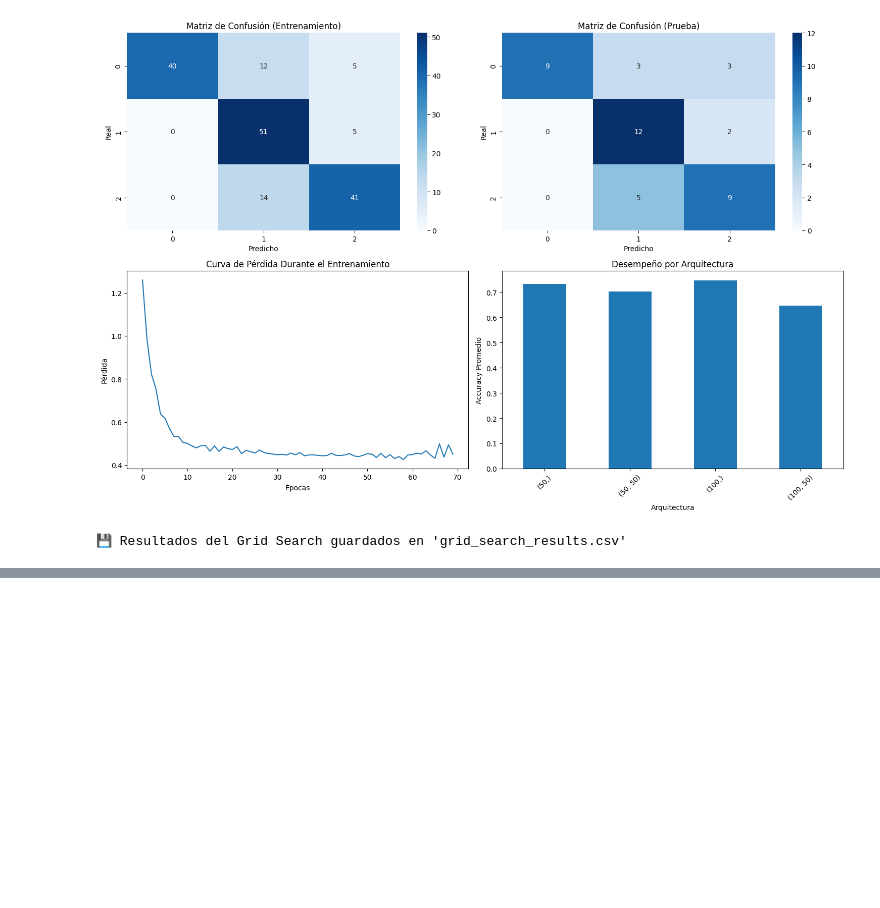
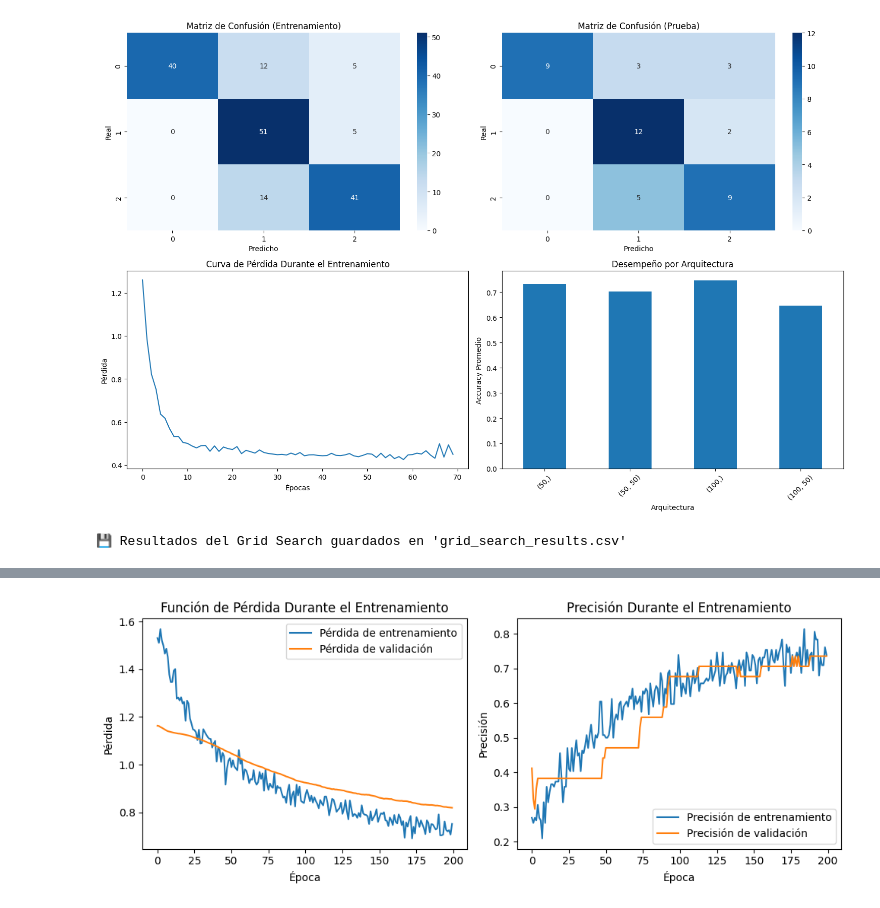
Before and after one commit to jechavarria12/World_GDP_Neural_netowrk, a Jupyter notebook: Copia_de_world_bank_neural_network.ipynb, the cells around one changed output, grey strips where cells are left out. Drawn from its saved outputs; the diff is of its cells as text; code cells hidden in the pictures; blank space fills up the shorter version.

```diff
--- a/Copia_de_world_bank_neural_network.ipynb
+++ b/Copia_de_world_bank_neural_network.ipynb
@@ -588,0 +806,17 @@ print("\n💾 Resultados del Grid Search guardados en 'grid_search_results.csv'"
+# %%
+mapping = {
+    'GDP bajo': 1,
+    'GDP medio': 2,
+    'GDP alto': 3
+}
+# First map the values
+y_train_numeric = y_train.map(mapping)
+
+# Then convert to int32
+y_train_numeric = y_train_numeric.astype('int32')
+
+y_test_numeric = y_test.map(mapping)
+y_test_numeric = y_test_numeric.astype('int32')
+# Convert to one-hot encoding
+y_train_onehot = tf.keras.utils.to_categorical(y_train_numeric - 1, num_classes=3)
+y_test_onehot = tf.keras.utils.to_categorical(y_test_numeric - 1, num_classes=3)
@@ -588,0 +905,30 @@ print("\n💾 Resultados del Grid Search guardados en 'grid_search_results.csv'"
+# %%
+# ======================
+# 7. EVALUACIÓN COMPLETA (CON Y=0 COMO CLASE POSITIVA)
+# ======================
+from sklearn.metrics import classification_report, roc_curve, auc, precision_score, recall_score, f1_score, confusion_matrix
+
+# Predicciones
+y_probs = best_model.predict(X_test_final)
+y_pred = (y_probs > 0.5).astype(int)
+
+# 1. Visualización de la función de pérdida
+plt.figure(figsize=(10, 4))
+plt.subplot(1, 2, 1)
+plt.plot(history.history['loss'], label='Pérdida de entrenamiento')
+plt.plot(history.history['val_loss'], label='Pérdida de validación')
+plt.title('Función de Pérdida Durante el Entrenamiento')
+plt.xlabel('Época')
+plt.ylabel('Pérdida')
+plt.legend()
+
+plt.subplot(1, 2, 2)
+plt.plot(history.history['accuracy'], label='Precisión de entrenamiento')
+plt.plot(history.history['val_accuracy'], label='Precisión de validación')
+plt.title('Precisión Durante el Entrenamiento')
+plt.xlabel('Época')
+plt.ylabel('Precisión')
+plt.legend()
+plt.tight_layout()
+plt.show()
+# %% [output]
@@ -588,0 +936 @@ print("\n💾 Resultados del Grid Search guardados en 'grid_search_results.csv'"
+[figure, added]
```
Also changed, not shown: parts of 16 cells of this notebook.
